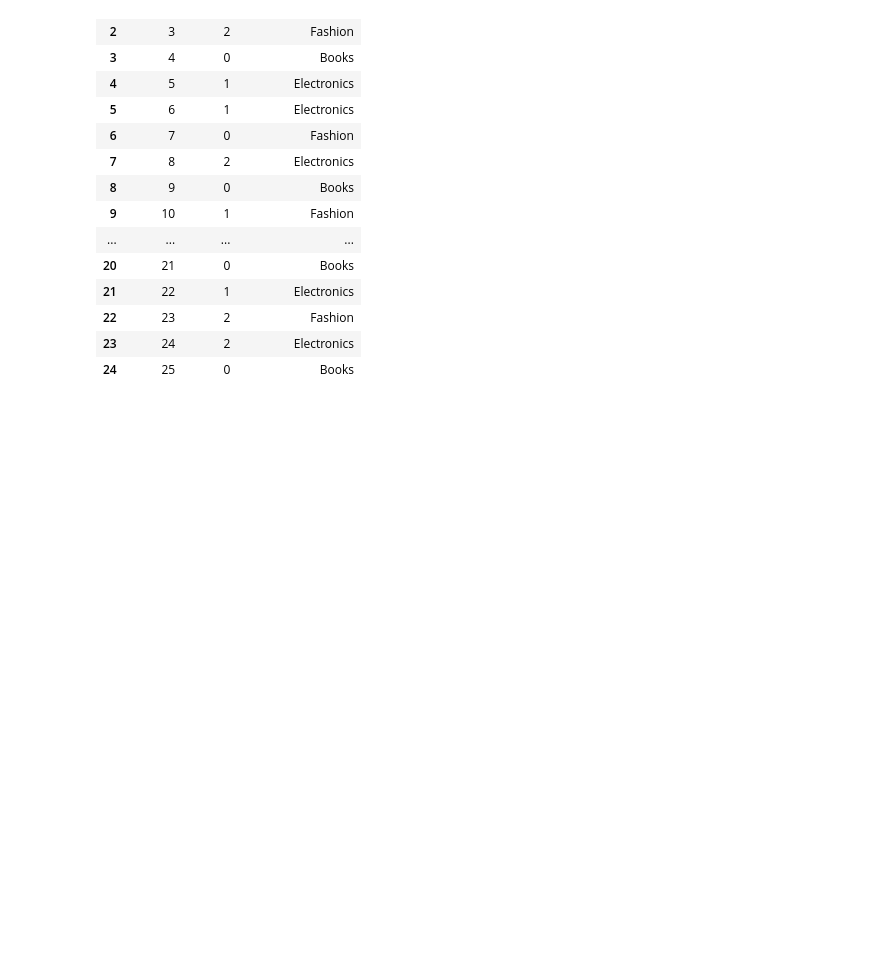
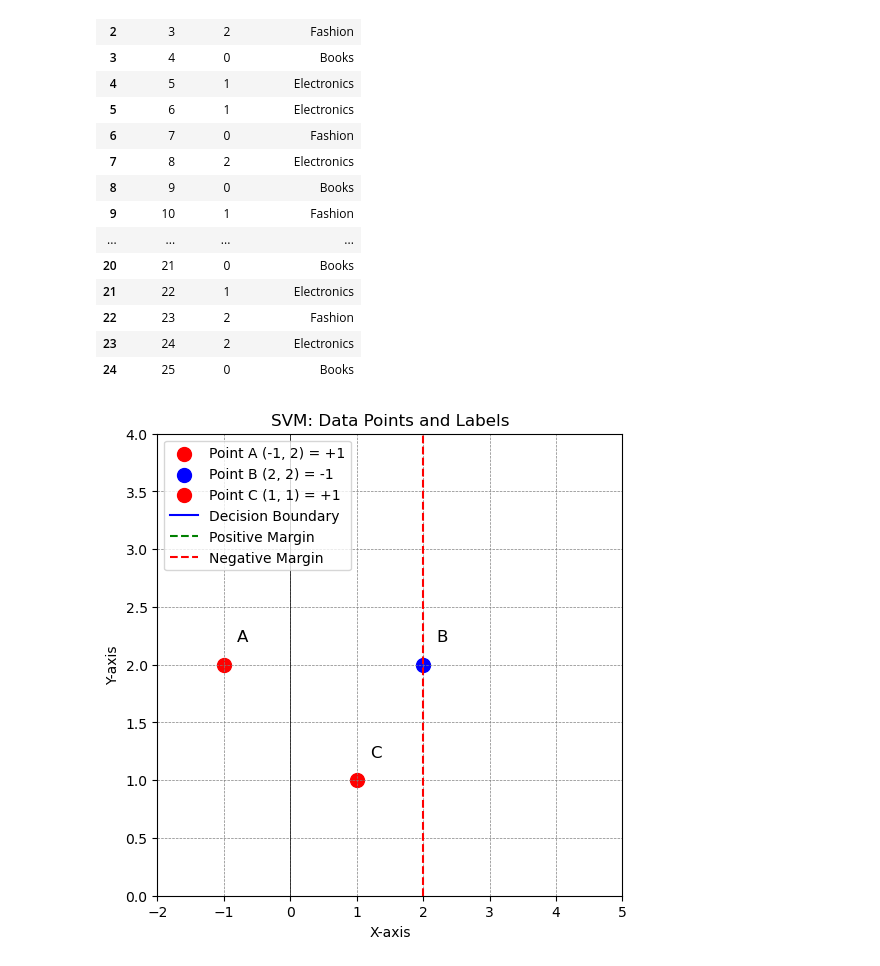
Before and after one commit to allstarmayu/MLFinalExam, a Jupyter notebook: Machine Learning Final Exam.ipynb, the cells around one changed output. Saved outputs shown, nothing was run; the diff lists cells and outputs as text; code cells hidden in the pictures; blank space fills up the shorter version.

```diff
--- a/Machine Learning Final Exam.ipynb
+++ b/Machine Learning Final Exam.ipynb
@@ -228,3 +228,30 @@ df_amazon[['User_ID', 'Cluster', 'Frequent_Category']]
 | 22 | 23 | 2 | Fashion |
 | 23 | 24 | 2 | Electronics |
 | 24 | 25 | 0 | Books |
+# %%
+points = np.array([[-1, 2], [2, 2], [1, 1]])
+labels = np.array([1, -1, 1])
+colors = ['red' if l == 1 else 'blue' for l in labels]
+
+# Plot points
+plt.figure(figsize=(6, 6))
+for i, label in enumerate(labels):
+    plt.scatter(points[i, 0], points[i, 1], c=colors[i], s=100, label=f"Point {chr(65+i)} ({points[i][0]}, {points[i][1]}) = {label:+}")
+    plt.text(points[i, 0] + 0.2, points[i, 1] + 0.2, chr(65+i), fontsize=12)
+
+# Cartesian plane setup
+plt.axhline(0, color="black",linewidth=0.5)
+plt.axvline(0, color="black",linewidth=0.5)
+plt.axvline(x=decision_boundary, color='blue', linestyle='-', label='Decision Boundary')
+plt.axvline(x=positive_margin, color='green', linestyle='--', label='Positive Margin')
+plt.axvline(x=negative_margin, color='red', linestyle='--', label='Negative Margin')
+plt.grid(color = 'gray', linestyle = '--', linewidth = 0.5)
+plt.xlim(-2, 5)
+plt.ylim(0, 4)
+plt.title("SVM: Data Points and Labels")
+plt.xlabel("X-axis")
+plt.ylabel("Y-axis")
+plt.legend(loc="upper left")
+plt.show()
+# %% [output]
+[figure, added]
```
Also changed, not shown: parts of 1 cell of this notebook.
